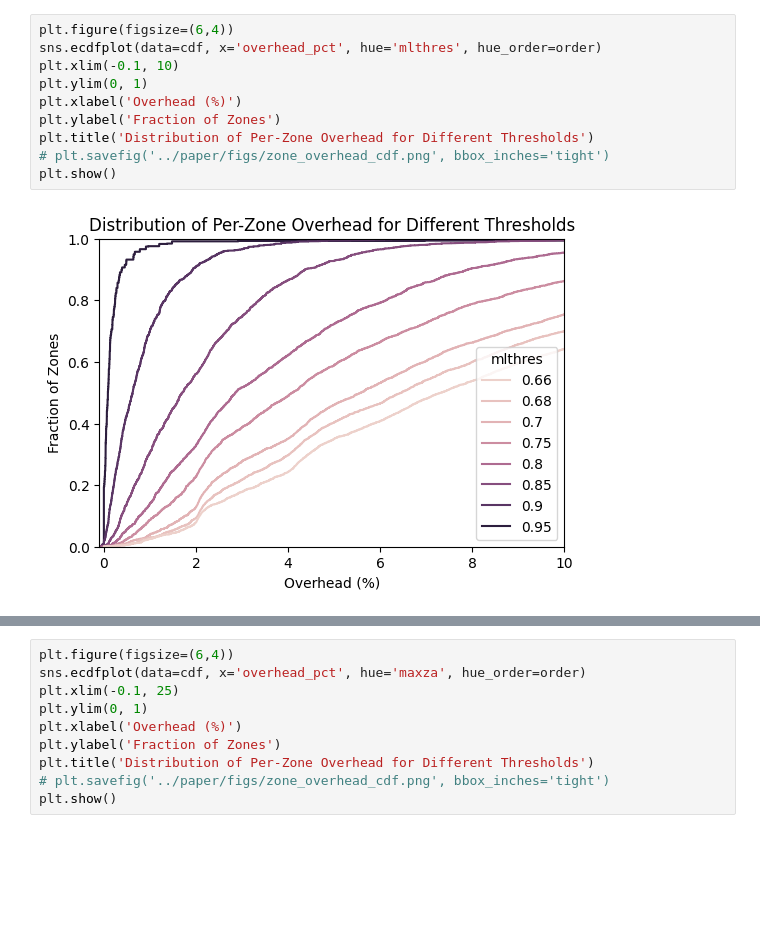
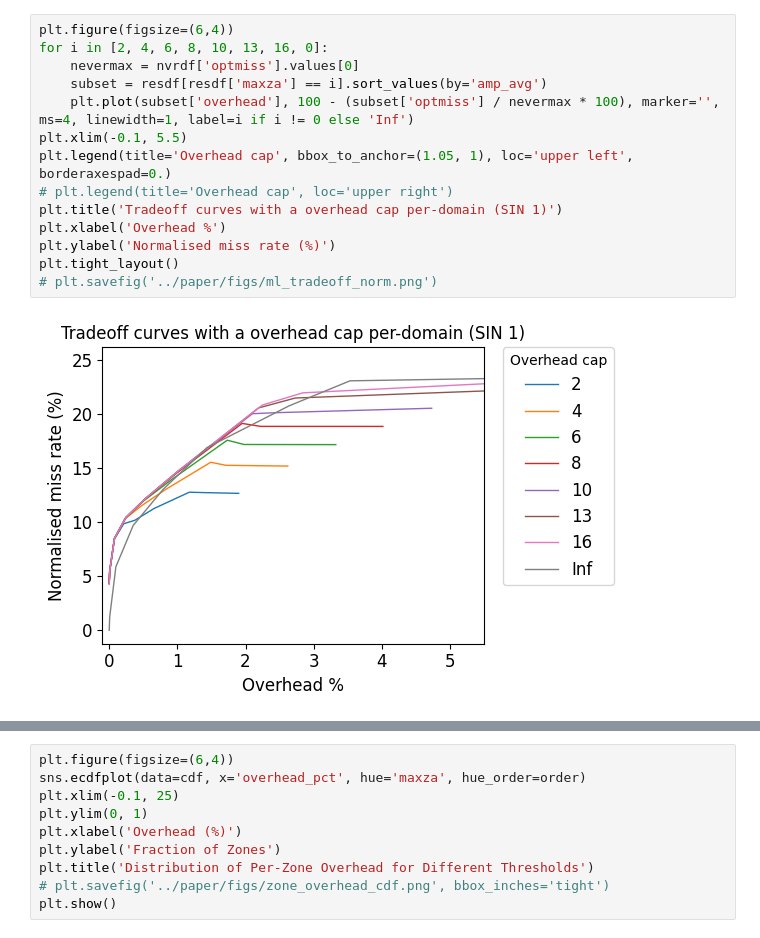
Before and after one commit to IsaacKhor/speculative_revalidation, a Jupyter notebook: analysis/zone_dist.ipynb, the cells around one changed output, grey strips where cells are left out. Drawn from its saved outputs; the diff is of its cells as text; blank space fills up the shorter version.

```diff
--- a/analysis/zone_dist.ipynb
+++ b/analysis/zone_dist.ipynb
@@ -118,12 +86,16 @@ cdf[cdf['overhead_pct'] > 100]
-# %%
-plt.figure(figsize=(6,4))
-sns.ecdfplot(data=cdf, x='overhead_pct', hue='mlthres', hue_order=order)
-plt.xlim(-0.1, 10)
-plt.ylim(0, 1)
-plt.xlabel('Overhead (%)')
-plt.ylabel('Fraction of Zones')
-plt.title('Distribution of Per-Zone Overhead for Different Thresholds')
-# plt.savefig('../paper/figs/zone_overhead_cdf.png', bbox_inches='tight')
-plt.show()
-# %% [output]
-[figure, removed]
+# %%
+plt.figure(figsize=(6,4))
+for i in [2, 4, 6, 8, 10, 13, 16, 0]:
+    nevermax = nvrdf['optmiss'].values[0]
+    subset = resdf[resdf['maxza'] == i].sort_values(by='amp_avg')
+    plt.plot(subset['overhead'], 100 - (subset['optmiss'] / nevermax * 100), marker='', ms=4, linewidth=1, label=i if i != 0 else 'Inf')
+plt.xlim(-0.1, 5.5)
+plt.legend(title='Overhead cap', bbox_to_anchor=(1.05, 1), loc='upper left', borderaxespad=0.)
+# plt.legend(title='Overhead cap', loc='upper right')
+plt.title('Tradeoff curves with a overhead cap per-domain (SIN 1)')
+plt.xlabel('Overhead %')
+plt.ylabel('Normalised miss rate (%)')
+plt.tight_layout()
+# plt.savefig('../paper/figs/ml_tradeoff_norm.png')
+# %% [output]
+[figure, added]
```
Also changed, not shown: parts of 12 cells of this notebook, 12 other files.
